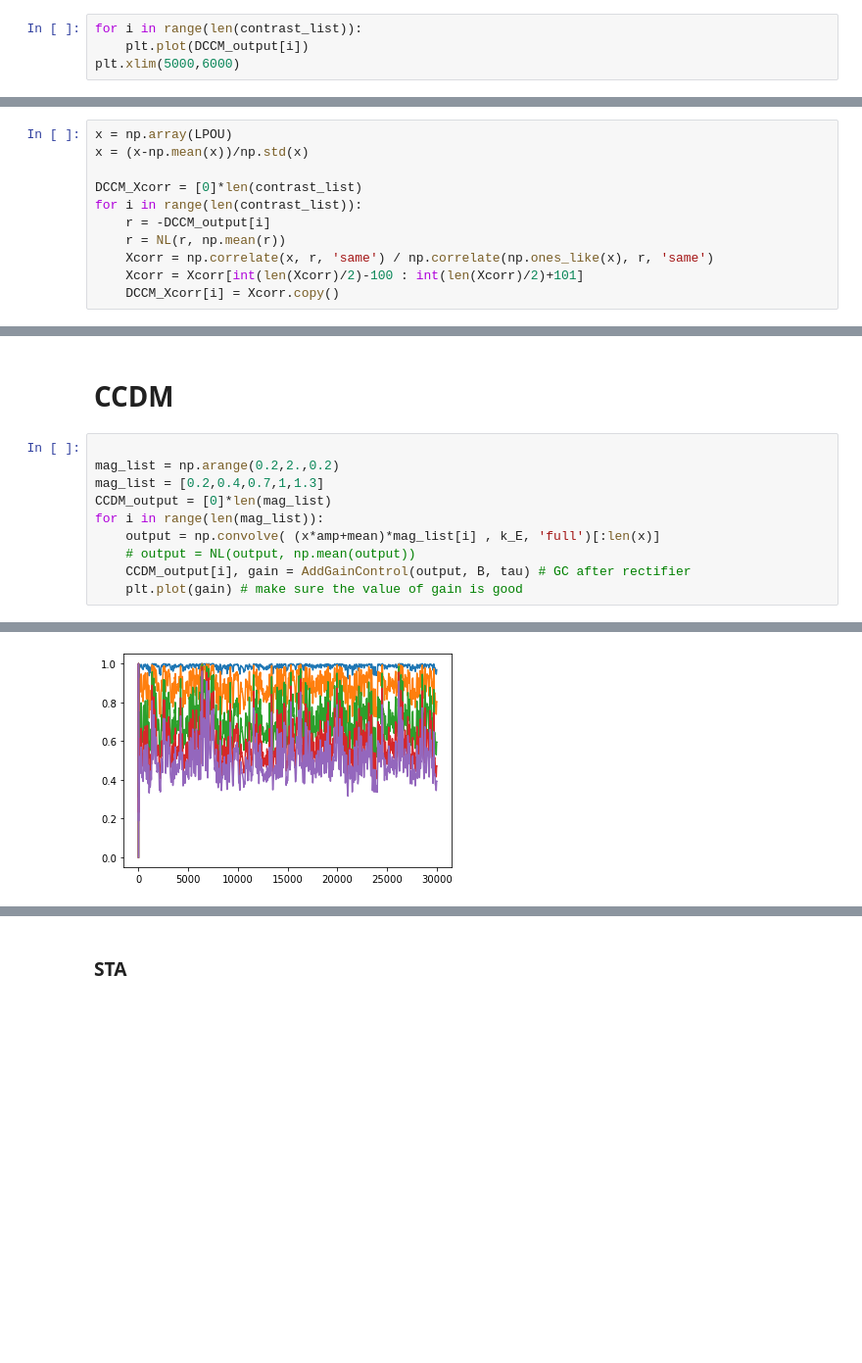
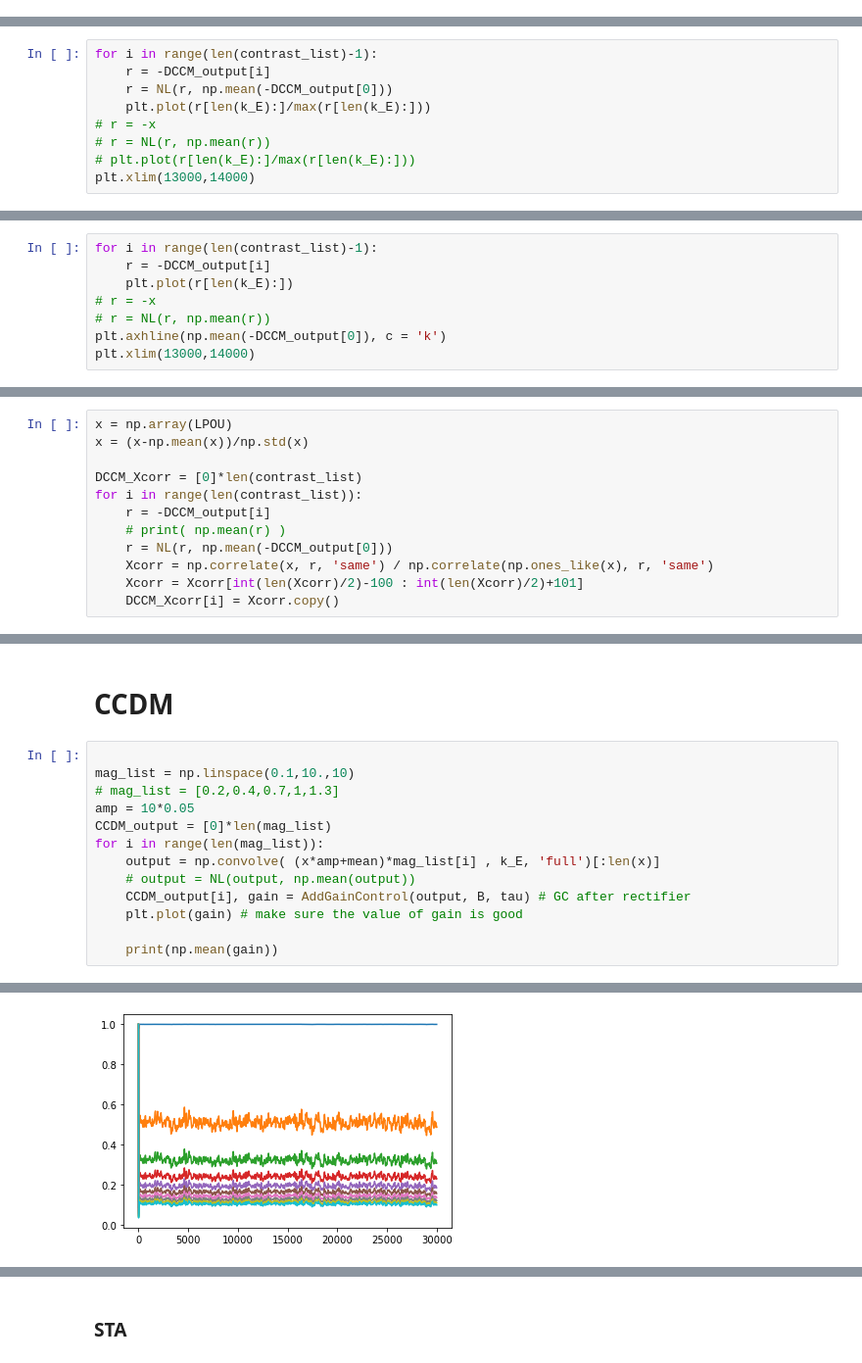
Before and after one commit to llincooi/retina_python, a Jupyter notebook: ContrastPaper/NGDGC.ipynb, the cells around one changed output, grey strips where cells are left out. Shown: that part at 98% size. Cells and saved outputs as stored; diff of their text form; blank space fills up the shorter version.

Commit message:
update Contrast paper

```diff
--- a/ContrastPaper/NGDGC.ipynb
+++ b/ContrastPaper/NGDGC.ipynb
@@ -168,4 +178,0 @@ for i in range(len(contrast_list)):
-# %%
-for i in range(len(contrast_list)):
-    plt.plot(DCCM_output[i])
-plt.xlim(5000,6000)
@@ -174,0 +179,9 @@ plt.xlim(5000,6000)
+# %%
+for i in range(len(contrast_list)-1):
+    r = -DCCM_output[i]
+    r = NL(r, np.mean(-DCCM_output[0]))
+    plt.plot(r[len(k_E):]/max(r[len(k_E):]))
+# r = -x
+# r = NL(r, np.mean(r))
+# plt.plot(r[len(k_E):]/max(r[len(k_E):]))
+plt.xlim(13000,14000)
@@ -174,0 +191,8 @@ plt.xlim(5000,6000)
+# %%
+for i in range(len(contrast_list)-1):
+    r = -DCCM_output[i]
+    plt.plot(r[len(k_E):])
+# r = -x
+# r = NL(r, np.mean(r))
+plt.axhline(np.mean(-DCCM_output[0]), c = 'k')
+plt.xlim(13000,14000)
@@ -181,7 +208,8 @@ x = (x-np.mean(x))/np.std(x)
 DCCM_Xcorr = [0]*len(contrast_list)
 for i in range(len(contrast_list)):
     r = -DCCM_output[i]
-    r = NL(r, np.mean(r))
+    # print( np.mean(r) )
+    r = NL(r, np.mean(-DCCM_output[0]))
     Xcorr = np.correlate(x, r, 'same') / np.correlate(np.ones_like(x), r, 'same')
     Xcorr = Xcorr[int(len(Xcorr)/2)-100 : int(len(Xcorr)/2)+101]
     DCCM_Xcorr[i] = Xcorr.copy()
@@ -217,12 +245,15 @@ plt.gcf().set_size_inches(10,5)
 # CCDM
 # %%
 
-mag_list = np.arange(0.2,2.,0.2)
-mag_list = [0.2,0.4,0.7,1,1.3]
+mag_list = np.linspace(0.1,10.,10)
+# mag_list = [0.2,0.4,0.7,1,1.3]
+amp = 10*0.05
 CCDM_output = [0]*len(mag_list)
 for i in range(len(mag_list)):
     output = np.convolve( (x*amp+mean)*mag_list[i] , k_E, 'full')[:len(x)]
     # output = NL(output, np.mean(output))
     CCDM_output[i], gain = AddGainControl(output, B, tau) # GC after rectifier
     plt.plot(gain) # make sure the value of gain is good
+
+    print(np.mean(gain))
 # %% [output]
@@ -229,4 +270,4 @@ for i in range(len(mag_list)):
-[figure, old version]
+[figure, new version]
 # %%
 # plt.plot(baseOutput)
 for i in range(len(mag_list)):
```
Also changed, not shown: parts of 15 cells of this notebook, 7 other files.
